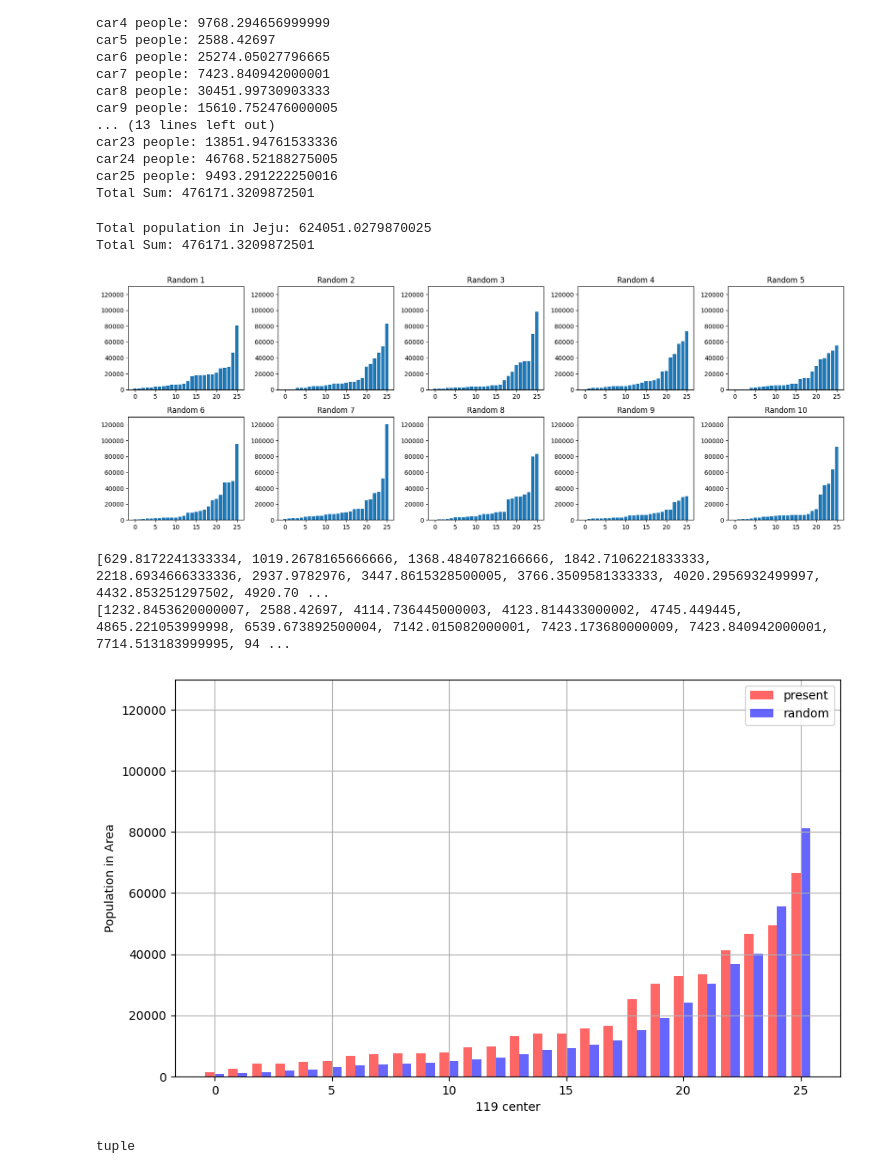
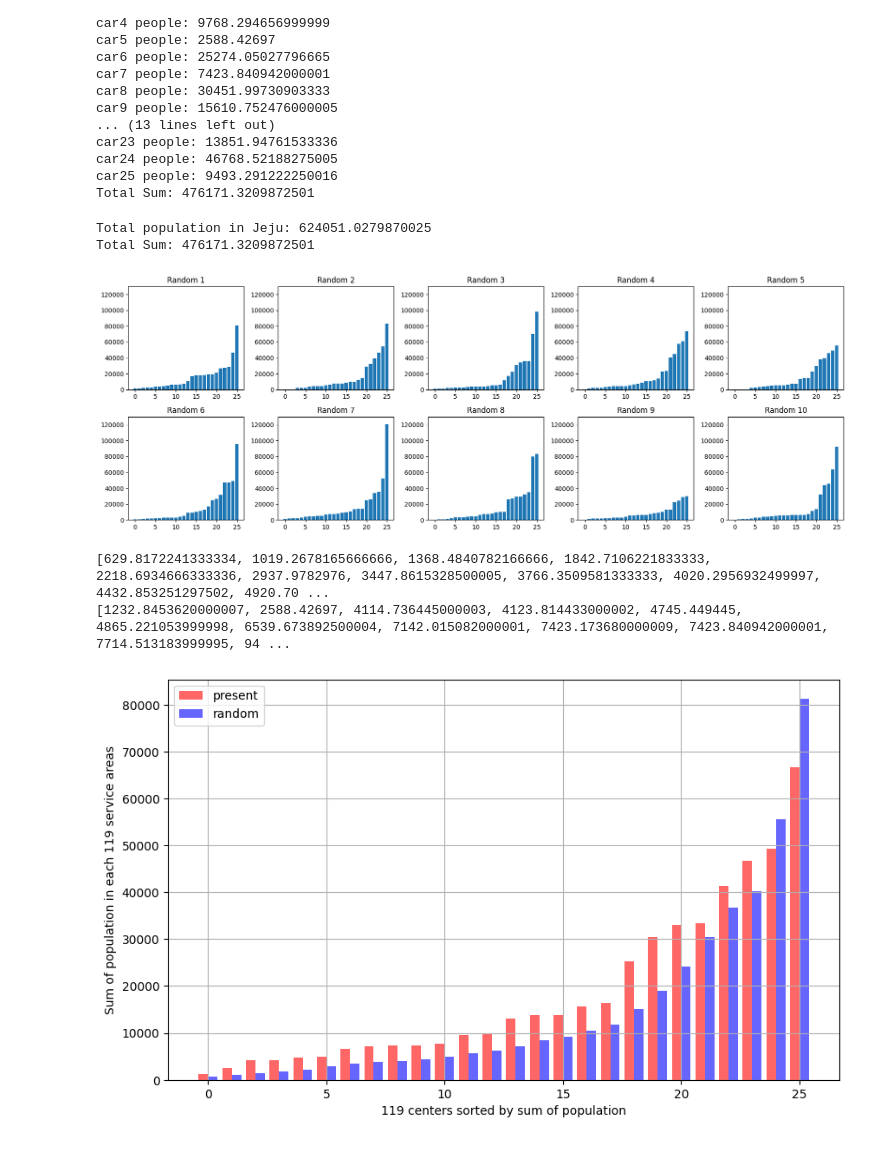
Before and after one commit to DongmyeongBack/road_network, a Jupyter notebook: road_graph.ipynb, the cells around one changed output. Saved outputs shown, nothing was run; the diff lists cells and outputs as text; code cells hidden in the pictures.

```diff
--- a/road_graph.ipynb
+++ b/road_graph.ipynb
@@ -290,6 +257,6 @@ dtype: int64
 # with open('random_nodes.pkl', 'wb') as f:
 #     pickle.dump(random_Gnodes, f)
 # %%
-with open('random_point.pkl', 'rb') as f:
+with open('random_nodes.pkl', 'rb') as f:
     random_Gnodes = pickle.load(f)
 # random_Gnodes
@@ -537,36 +466,18 @@ for pointsList in random_Gnodes:
     y = randomPopulation.values.tolist()
     print(len(x),len(y), y[-1])
 
-    if result_y == []:
-        result_y = y
-        result_x = x
-    elif len(result_y) < len(y):
-        for i in range(len(result_y)):
-            result_y[i] = result_y[i] + y[i]
-            result_x = x
-    else:
-        for i in range(len(y)):
-            result_y[i] = result_y[i] + y[i]
     # subplot
     ax = fig.add_subplot(2, 5, iter)
+    ax.plot(x, y, label = 'Random in graph')
     ax.plot(cumulative_population.index, cumulative_population.values, color = 'red', label = 'Present')
-    ax.plot(x, y, label = 'Random in graph')
     ax.set_title(f"Random {iter}")
+    ax.legend()
+    ax.set_xlabel("Travel Time")
+    ax.set_ylabel("Cumulative Population")
+    ax.grid(True)
 plt.tight_layout()
 plt.legend()
 plt.savefig('result/Random Graph_Cumulative Population by Travel Time.png')
 plt.show()
-
-# result_y = [y/10 for y in result_y]
-
-# plt.figure(figsize=(10, 6))
-# plt.plot(cumulative_population.index, cumulative_population.values, marker='o', markersize = 0, color = 'red', label ='Present')
-# plt.plot(result_x, result_y, marker='o', markersize = 0, label = 'Random in Graph')
-# plt.legend()
-# plt.xlabel('Travel Time (m)')
-# plt.ylabel('Cumulative Population')
-# plt.grid(True)
-# plt.savefig('result/Graph_Cumulative Population by Travel Time.png')
-# plt.show()
 # %% [output]
 4240
@@ -783,16 +655,6 @@ totalSum = 0
 for idx, node in nodes.iterrows():
     totalSum += node['average population']
 print(f"Total population in Jeju: {totalSum}")
-
-random_Gnodes=[]
-randG = list(G.nodes(data=True))
-import random
-for _ in range(10):
-    tmp = []
-    for _ in range(26):
-        randNum = random.randint(0, len(randG))
-        tmp.append((randG[randNum][1]['longitude'], randG[randNum][1]['latitude']))
-    random_Gnodes.append(tmp)
 
 count = count119(G, carlist)
 totalSum = 0
@@ -849,38 +711,33 @@ for pointsList in random_Gnodes:
     y = sorted(random_serviceGraph.values())
     ax = fig.add_subplot(2, 5, iter)
     ax.bar(random_nodes, y)
     if result_y == []:
         result_y = y
     else:
         for i in range(len(result_y)):
             result_y[i] = result_y[i] + y[i]
     ax.set_ylim(0, 130000)
     ax.set_title(f"Random {iter}")
 result_y = [y/10 for y in result_y]
 
 plt.tight_layout()
 plt.show()
 plt.figure(figsize=(10, 6))
 present_y = sorted(serviceGraph.values())
 print(result_y)
 print(present_y)
 plt.bar([pos - 0.2 for pos in carlist], present_y, color = 'red', width = 0.4, label = 'present', alpha = 0.6)
 plt.bar([pos + 0.2 for pos in carlist], result_y, color = 'blue', width = 0.4, label = 'random', alpha = 0.6)
 plt.legend()
-plt.ylim(0,130000)
-plt.xlabel('119 center')
-plt.ylabel('Population in Area')
+plt.xlabel('119 centers sorted by sum of population')
+plt.ylabel('Sum of population in each 119 service areas')
 plt.grid(True)
 plt.savefig('result/Population by 119 center.png')
 plt.show()
 # %% [output]
 Total population in Jeju: 624051.0279870025
 Total Sum: 476171.3209872501
 [figure]
 [629.8172241333334, 1019.2678165666666, 1368.4840782166666, 1842.7106221833333, 2218.6934666333336, 2937.9782976, 3447.8615328500005, 3766.3509581333333, 4020.2956932499997, 4432.853251297502, 4920.70 ...
 [1232.8453620000007, 2588.42697, 4114.736445000003, 4123.814433000002, 4745.449445, 4865.221053999998, 6539.673892500004, 7142.015082000001, 7423.173680000009, 7423.840942000001, 7714.513183999995, 94 ...
-[figure, old version]
+[figure, new version]
-# %%
-type(randomPoints[0][0])
-# %% [output]
-tuple
```
Also changed, not shown: parts of 15 cells of this notebook, 11 other files.
